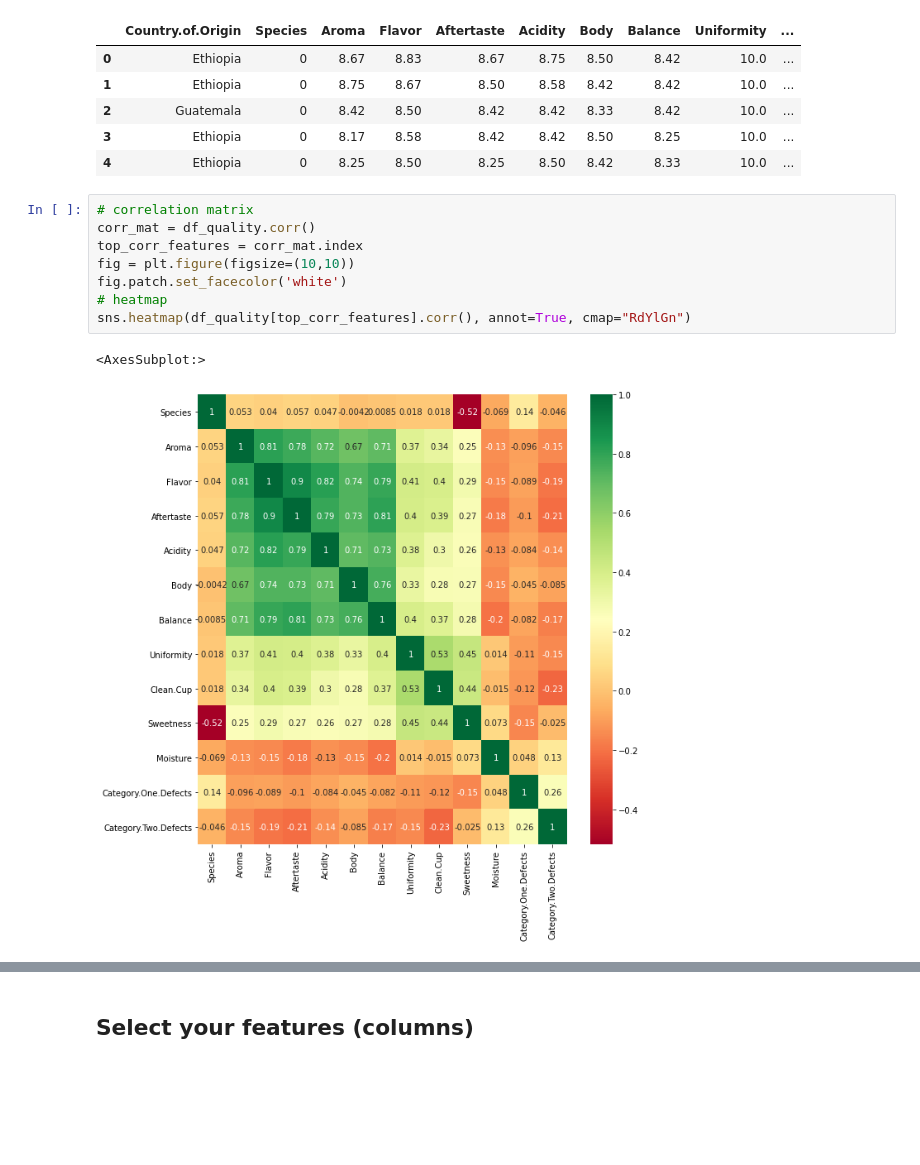
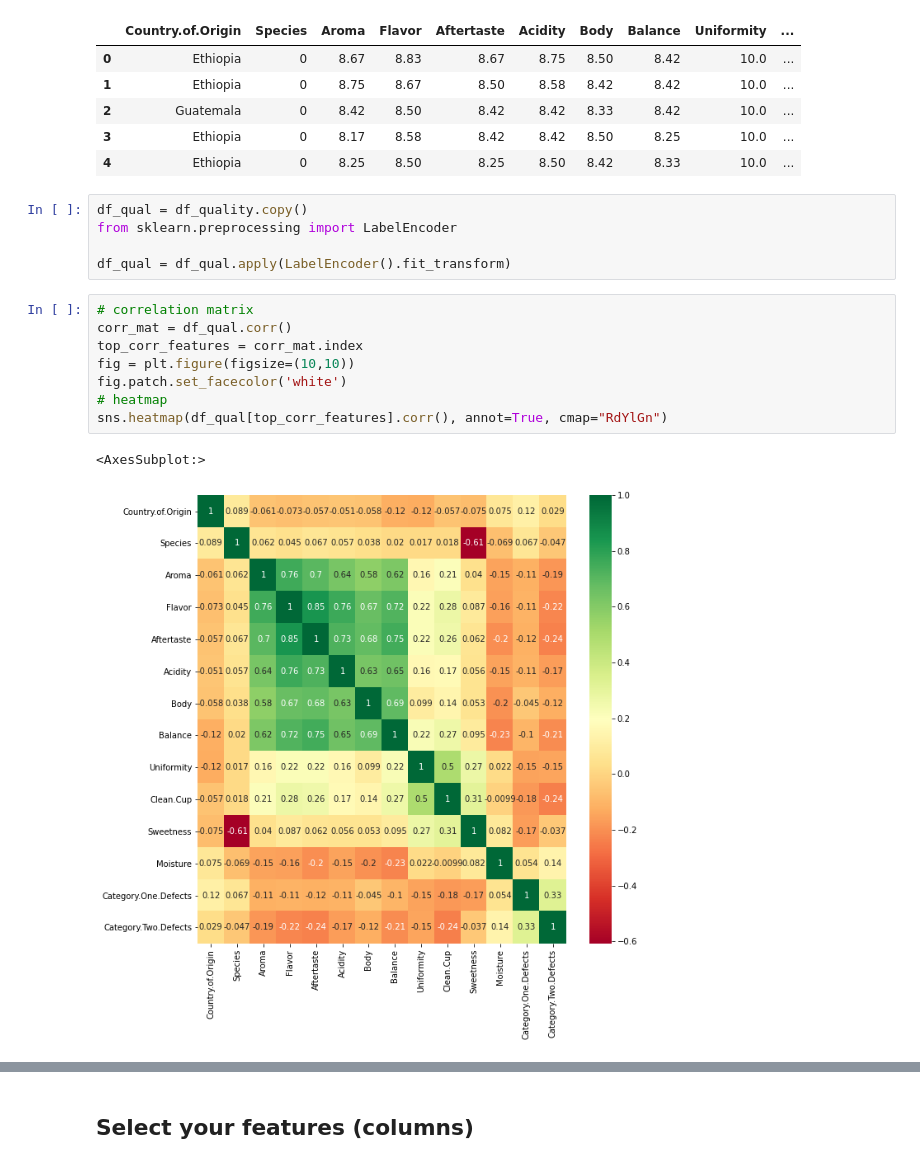
Before and after one commit to CicilyGeorge/Coffee-Analysis-and-Predictions, a Jupyter notebook: predict_Countries.ipynb, the cells around one changed output, grey strips where cells are left out. Drawn from its saved outputs; the diff is of its cells as text; blank space fills up the shorter version.

```diff
--- a/predict_Countries.ipynb
+++ b/predict_Countries.ipynb
@@ -91,17 +91,22 @@ df_quality.head()
 | 2 | Guatemala | 0 | 8.42 | 8.50 | 8.42 | 8.42 | 8.33 | 8.42 | 10.0 | ... |
 | 3 | Ethiopia | 0 | 8.17 | 8.58 | 8.42 | 8.42 | 8.50 | 8.25 | 10.0 | ... |
 | 4 | Ethiopia | 0 | 8.25 | 8.50 | 8.25 | 8.50 | 8.42 | 8.33 | 10.0 | ... |
+# %%
+df_qual = df_quality.copy()
+from sklearn.preprocessing import LabelEncoder
+
+df_qual = df_qual.apply(LabelEncoder().fit_transform)
 # %%
 # correlation matrix
-corr_mat = df_quality.corr()
+corr_mat = df_qual.corr()
 top_corr_features = corr_mat.index
 fig = plt.figure(figsize=(10,10))
 fig.patch.set_facecolor('white')
 # heatmap
-sns.heatmap(df_quality[top_corr_features].corr(), annot=True, cmap="RdYlGn")
+sns.heatmap(df_qual[top_corr_features].corr(), annot=True, cmap="RdYlGn")
 # %% [output]
 <AxesSubplot:>
-[figure, old version]
+[figure, new version]
 # %%
 # From the Correlation heatmap we can see Flavor column is highly correlated to many other features
 # So we can remove that feature from training the model. It improved overall accuracy by 2%
```
Also changed, not shown: parts of 14 cells of this notebook, 15 other files.
